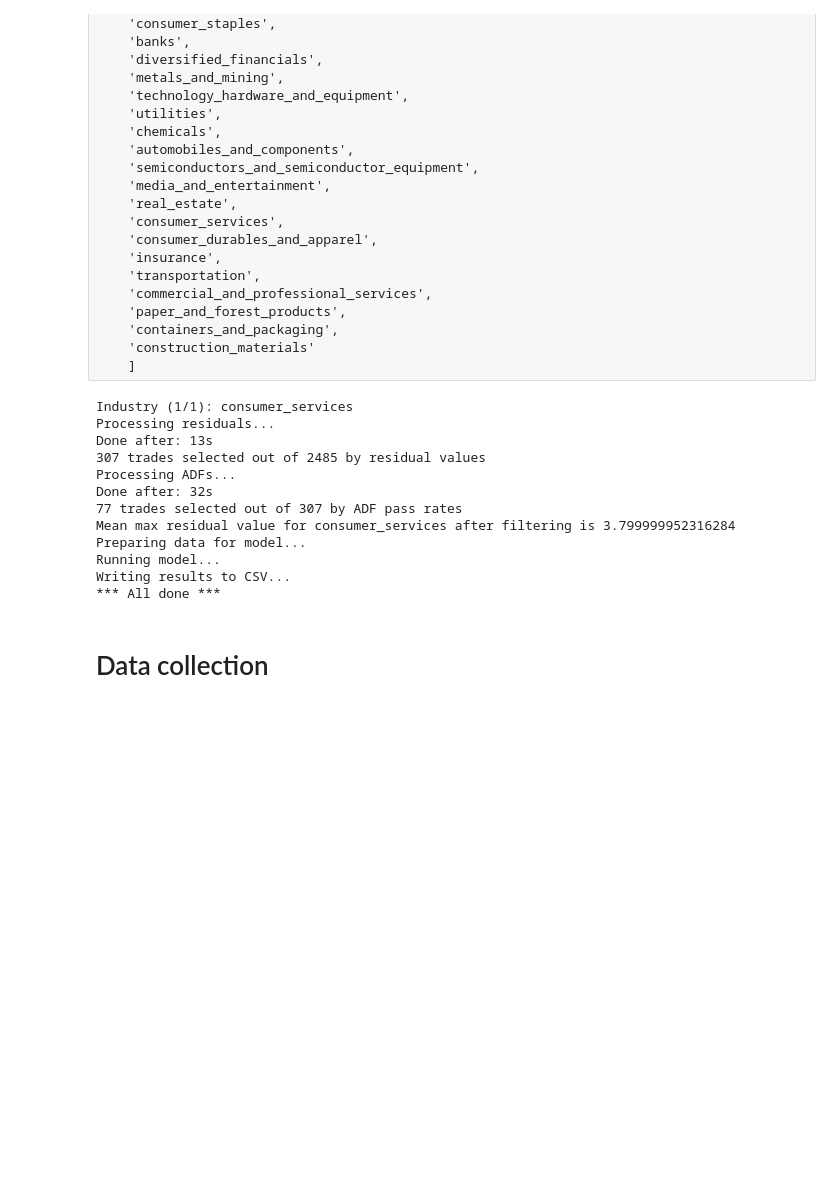
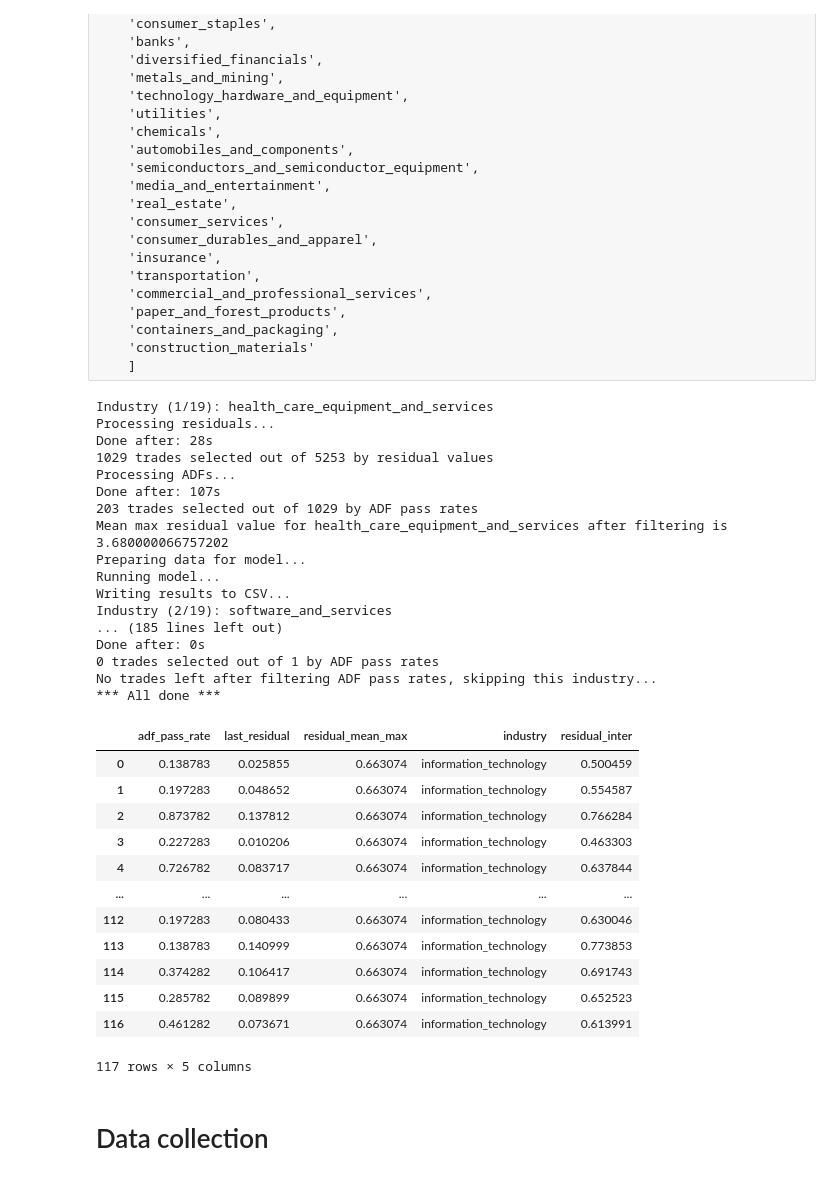
Before and after one commit to DomStan/stonk-rank, a Jupyter notebook: stonks_notebook.ipynb, the cells around one changed output. Cells and saved outputs as stored; diff of their text form; code cells hidden in the pictures; blank space fills up the shorter version.

```diff
--- a/stonks_notebook.ipynb
+++ b/stonks_notebook.ipynb
@@ -108,12 +112,32 @@ industries = [
 # Visos industrijos:
 # industries = ticker_list['subindustry'].unique()
 # Jei nori atskirai po kelias arba po viena (uncomment):
-industries = ['consumer_services']
+industries = [
+    'health_care_equipment_and_services',
+    'software_and_services',
+    'retailing',
+    'telecommunication_services',
+    'capital_goods',
+    'pharmaceuticals_biotechnology_and_life_sciences',
+    'consumer_staples',
+    'metals_and_mining',
+    'technology_hardware_and_equipment',
+    'chemicals',
+    'automobiles_and_components',
+    'semiconductors_and_semiconductor_equipment',
+    'consumer_services',
+    'consumer_durables_and_apparel',
+    'transportation',
+    'commercial_and_professional_services',
+    'paper_and_forest_products',
+    'containers_and_packaging',
+    'construction_materials'
+    ]
 l_reg = 3
 l_roll = 2
 dt = 10
-date_from = '2017-06-01'
-date_to = '2022-05-27'
+date_from = '2016-12-12'
+date_to = '2022-06-09'
 output_dir = 'data'
 
 stonk_model = predict.XGBStonkModel()
@@ -183,18 +207,39 @@ for industry in industries:
 
 print('*** All done ***')
 # %% [output]
-Industry (1/1): consumer_services
+Industry (1/19): health_care_equipment_and_services
 Processing residuals...
-Done after: 13s
-307 trades selected out of 2485 by residual values
+Done after: 28s
+1029 trades selected out of 5253 by residual values
 Processing ADFs...
-Done after: 32s
-77 trades selected out of 307 by ADF pass rates
-Mean max residual value for consumer_services after filtering is 3.799999952316284
+Done after: 107s
+203 trades selected out of 1029 by ADF pass rates
+Mean max residual value for health_care_equipment_and_services after filtering is 3.680000066757202
 Preparing data for model...
 Running model...
 Writing results to CSV...
+Industry (2/19): software_and_services
+... (185 lines left out)
+Done after: 0s
+0 trades selected out of 1 by ADF pass rates
+No trades left after filtering ADF pass rates, skipping this industry...
 *** All done ***
+# %%
+df_processed
+# %% [output]
+|  | adf_pass_rate | last_residual | residual_mean_max | industry | residual_inter |
+| 0 | 0.138783 | 0.025855 | 0.663074 | information_technology | 0.500459 |
+| 1 | 0.197283 | 0.048652 | 0.663074 | information_technology | 0.554587 |
+| 2 | 0.873782 | 0.137812 | 0.663074 | information_technology | 0.766284 |
+| 3 | 0.227283 | 0.010206 | 0.663074 | information_technology | 0.463303 |
+| 4 | 0.726782 | 0.083717 | 0.663074 | information_technology | 0.637844 |
+| ... | ... | ... | ... | ... | ... |
+| 112 | 0.197283 | 0.080433 | 0.663074 | information_technology | 0.630046 |
+| 113 | 0.138783 | 0.140999 | 0.663074 | information_technology | 0.773853 |
+| 114 | 0.374282 | 0.106417 | 0.663074 | information_technology | 0.691743 |
+| 115 | 0.285782 | 0.089899 | 0.663074 | information_technology | 0.652523 |
+| 116 | 0.461282 | 0.073671 | 0.663074 | information_technology | 0.613991 |
+117 rows × 5 columns
 # %% [markdown]
 # Data collection
 # %%
```
Also changed, not shown: parts of 17 cells of this notebook, 3 other files.
